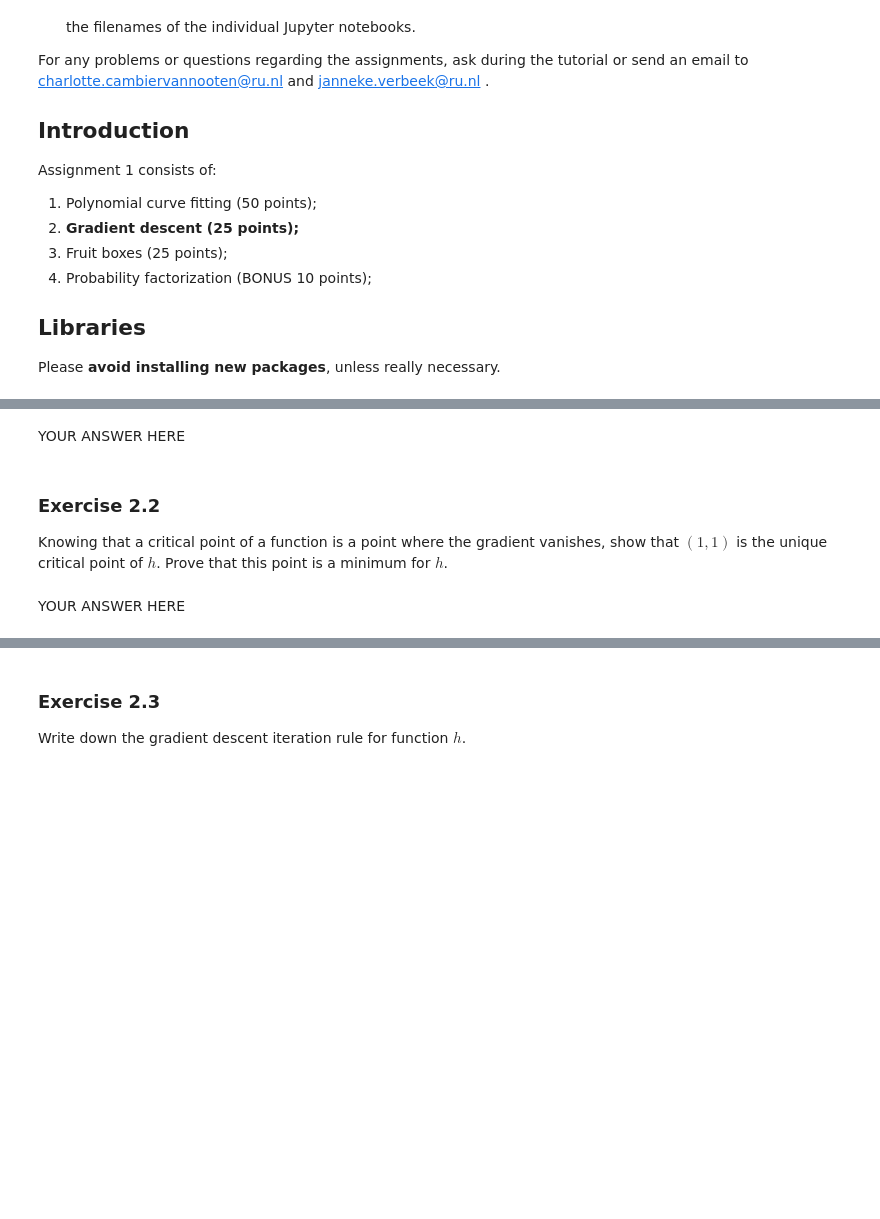
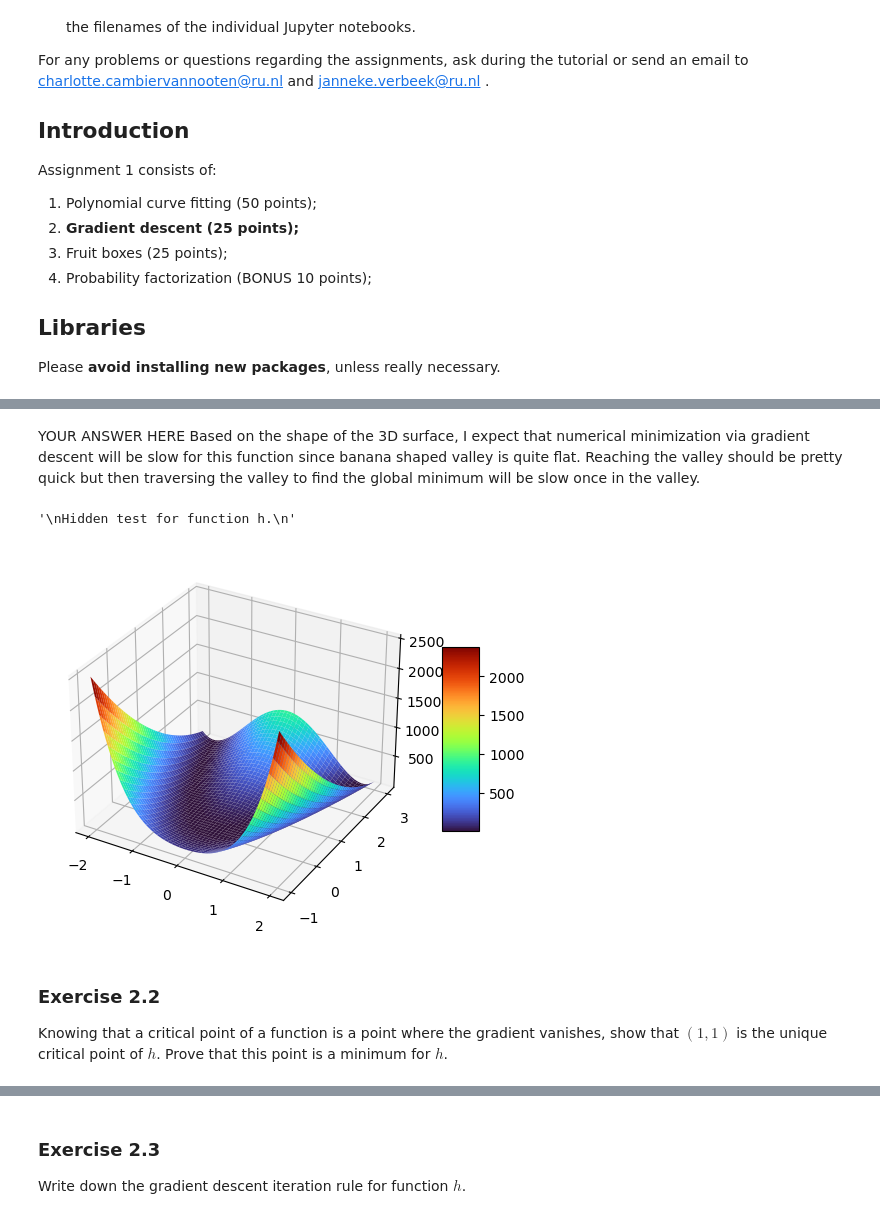
Before and after one commit to meraxion/SML24, a Jupyter notebook: SML24_as01_2.ipynb, the cells around one changed output, grey strips where cells are left out. Saved outputs shown, nothing was run; the diff lists cells and outputs as text; code cells hidden in the pictures; blank space fills up the shorter version.

```diff
--- a/SML24_as01_2.ipynb
+++ b/SML24_as01_2.ipynb
@@ -61,35 +65,43 @@ h(x,y) = 100(y - x^2)^2 +(1 - x)^2 \label{banana} \tag{7}
 ### Exercise 2.1
 Make a plot of the function $h$ over the interval $[-2 \leq x \leq 2] \times [-1 \leq y \leq 3]$. (Tip: Use the `plot_surface` function.) Can you guess from the plot if numerical minimization with gradient descent will be fast or slow for this function?
-# %% [markdown]
-YOUR ANSWER HERE
+# %% [markdown]
+YOUR ANSWER HERE
+Based on the shape of the 3D surface, I expect that numerical minimization via gradient descent will be slow for this function since banana shaped valley is quite flat. Reaching the valley should be pretty quick but then traversing the valley to find the global minimum will be slow once in the valley.
 # %%
 """
 Create function h.
 """
 def h(x,y):
     # YOUR CODE HERE
-    raise NotImplementedError()
+    return 100*(y-x**2)**2+(1-x)**2
 
 """
 Declare x and y.
 """
 # YOUR CODE HERE
-raise NotImplementedError()
+x = np.linspace(-2,2,100)
+y = np.linspace(-1,3,100)
 # %%
 """
 Hidden test for function h.
 """
+# %% [output]
+'\nHidden test for function h.\n'
-# %%
-"""
-Create a function to plot h.
-"""
-def plot_h(x,y):
-    # YOUR CODE HERE
-    raise NotImplementedError()
-
-plot_h(x,y)
+# %%
+"""
+Create a function to plot h.
+"""
+def plot_h(x,y):
+    fig, ax = plt.subplots(subplot_kw={"projection": "3d"})
+    X, Y = np.meshgrid(x, y)
+    H = h(X, Y)
+    surface = ax.plot_surface(X, Y, H, cmap=cm.turbo)
+    fig.colorbar(surface, shrink=0.5, aspect=5, )
+    plt.show()
+
+plot_h(x,y)
+# %% [output]
+[figure, added]
 # %% [markdown]
 ### Exercise 2.2
 Knowing that a critical point of a function is a point where the gradient vanishes, show that $(1, 1)$ is the unique critical point of $h$.  Prove that this point is a minimum for $h$.
-# %% [markdown]
-YOUR ANSWER HERE
```
Also changed, not shown: parts of 7 cells of this notebook.
